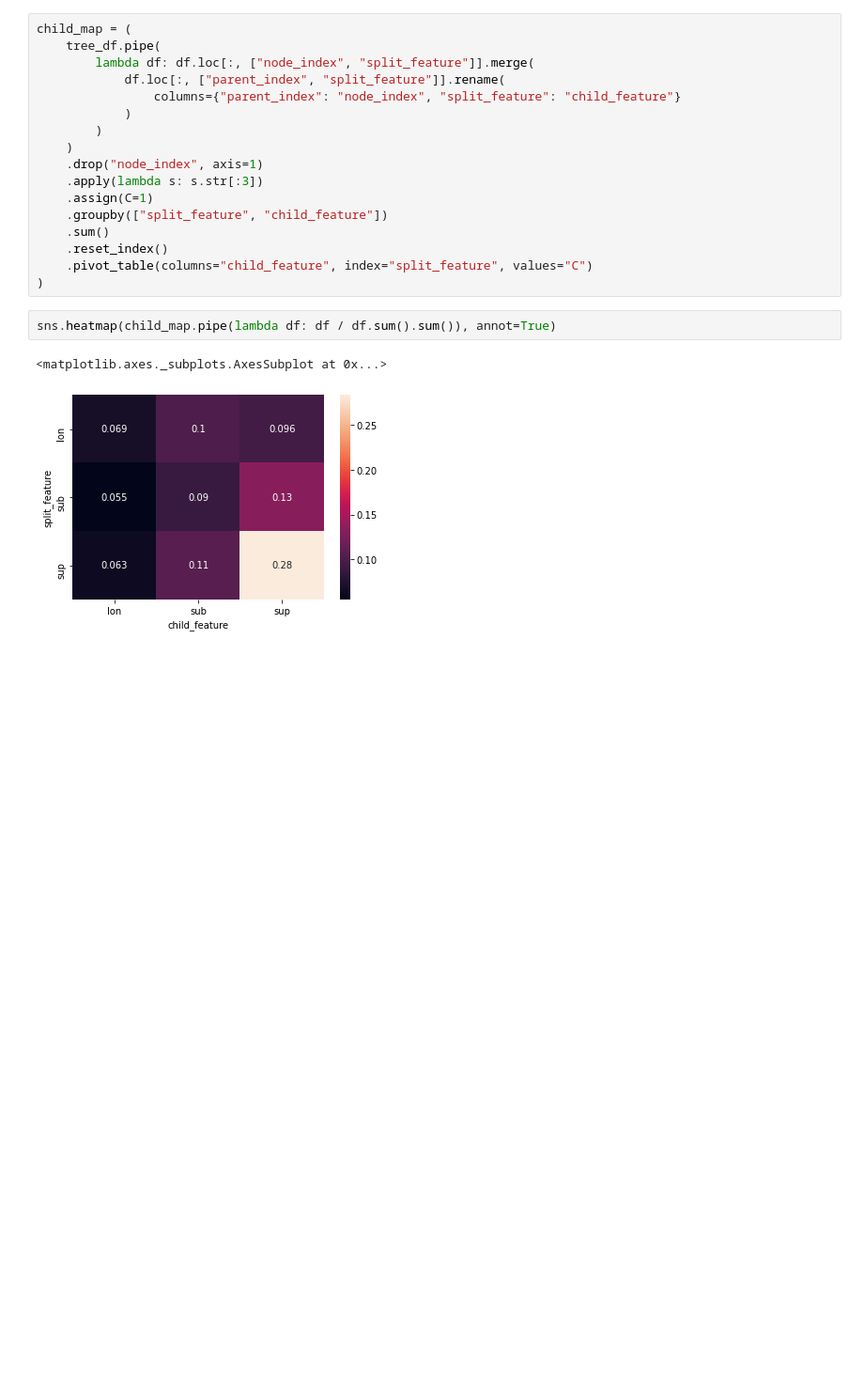
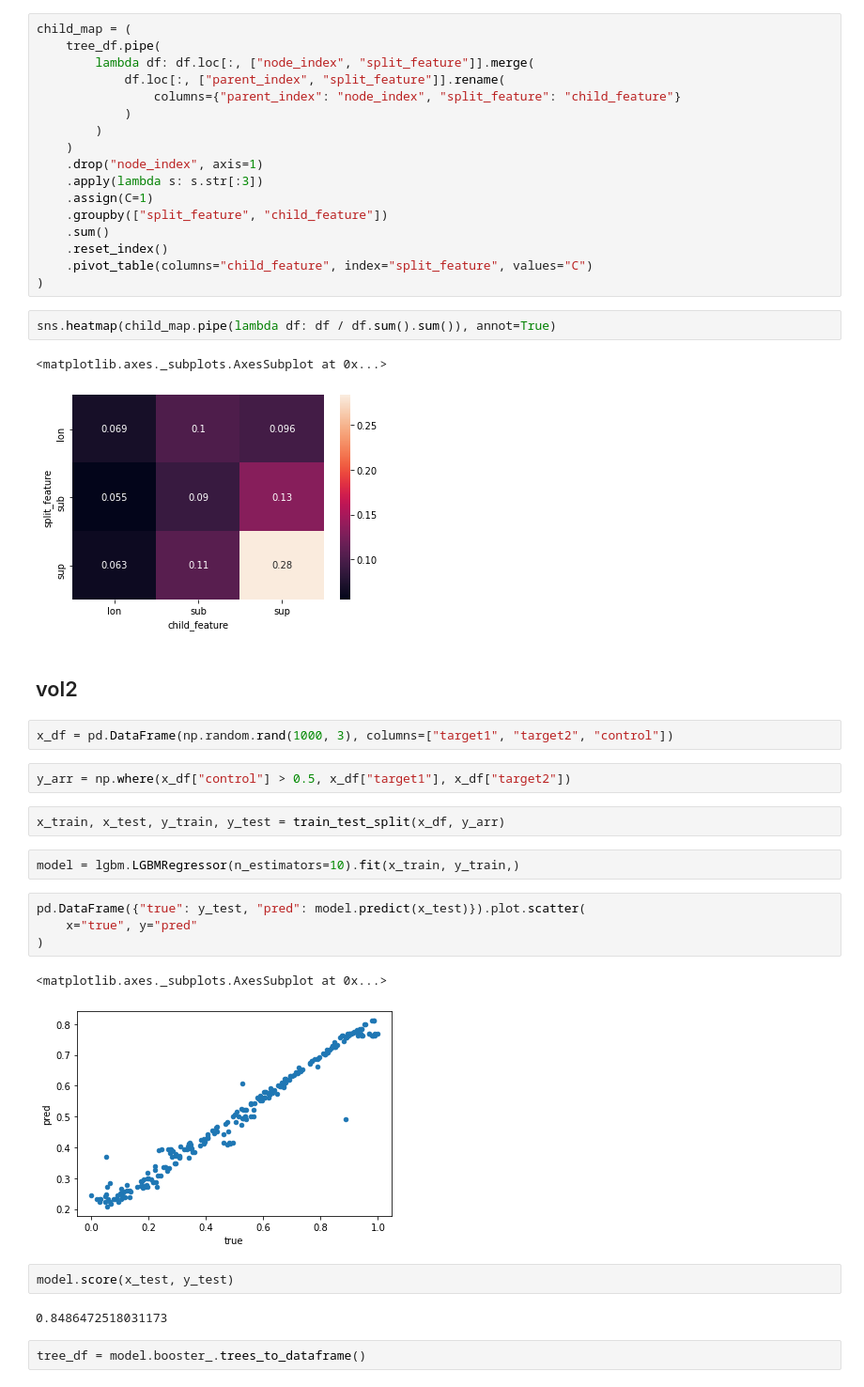
Before and after one commit to endremborza/misc-notebooks, a Jupyter notebook: feature-importance.ipynb, the cells around one changed output. Shown at 94% size. Cells and saved outputs as stored; diff of their text form; blank space fills up the shorter version.

```diff
--- a/feature-importance.ipynb
+++ b/feature-importance.ipynb
@@ -192,3 +198,26 @@ sns.heatmap(child_map.pipe(lambda df: df / df.sum().sum()), annot=True)
 # %% [output]
 <matplotlib.axes._subplots.AxesSubplot at 0x...>
 [figure]
+# %% [markdown]
+## vol2
+# %%
+x_df = pd.DataFrame(np.random.rand(1000, 3), columns=["target1", "target2", "control"])
+# %%
+y_arr = np.where(x_df["control"] > 0.5, x_df["target1"], x_df["target2"])
+# %%
+x_train, x_test, y_train, y_test = train_test_split(x_df, y_arr)
+# %%
+model = lgbm.LGBMRegressor(n_estimators=10).fit(x_train, y_train,)
+# %%
+pd.DataFrame({"true": y_test, "pred": model.predict(x_test)}).plot.scatter(
+    x="true", y="pred"
+)
+# %% [output]
+<matplotlib.axes._subplots.AxesSubplot at 0x...>
+[figure, added]
+# %%
+model.score(x_test, y_test)
+# %% [output]
+0.8486472518031173
+# %%
+tree_df = model.booster_.trees_to_dataframe()
```
Also changed, not shown: parts of 7 cells of this notebook.
